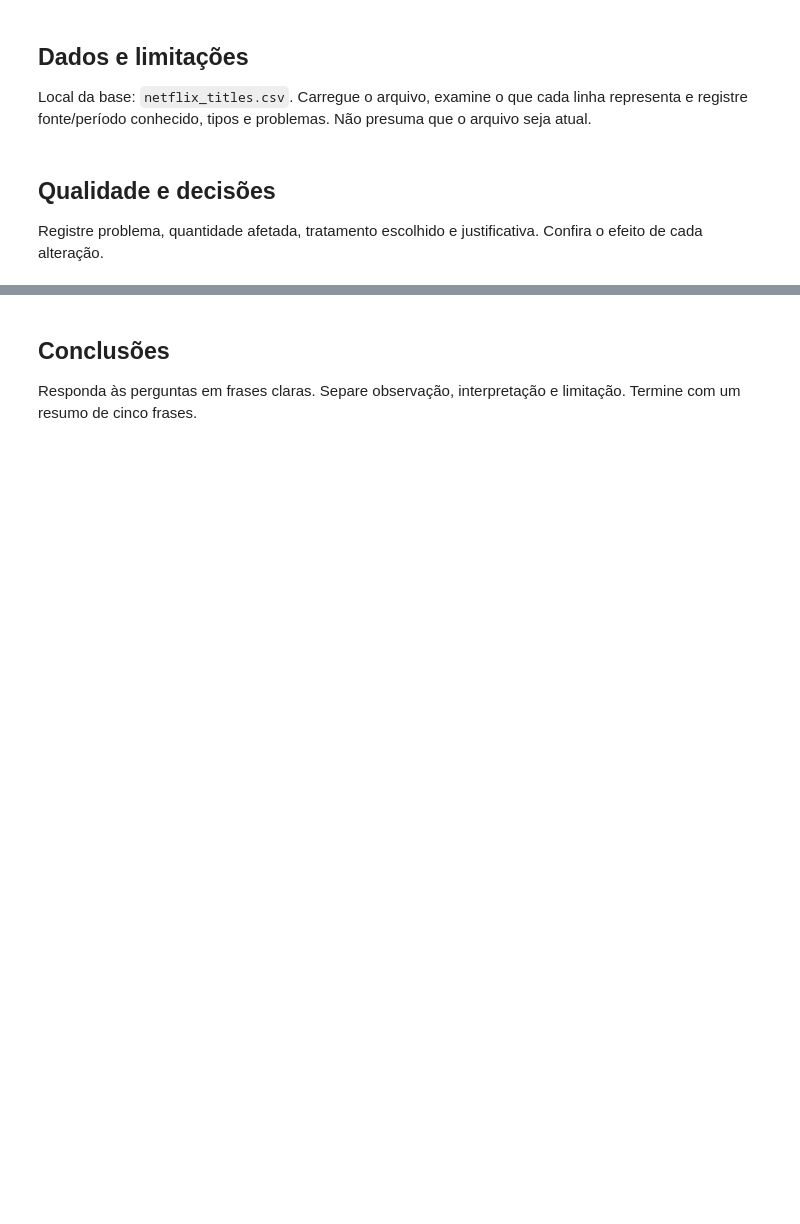
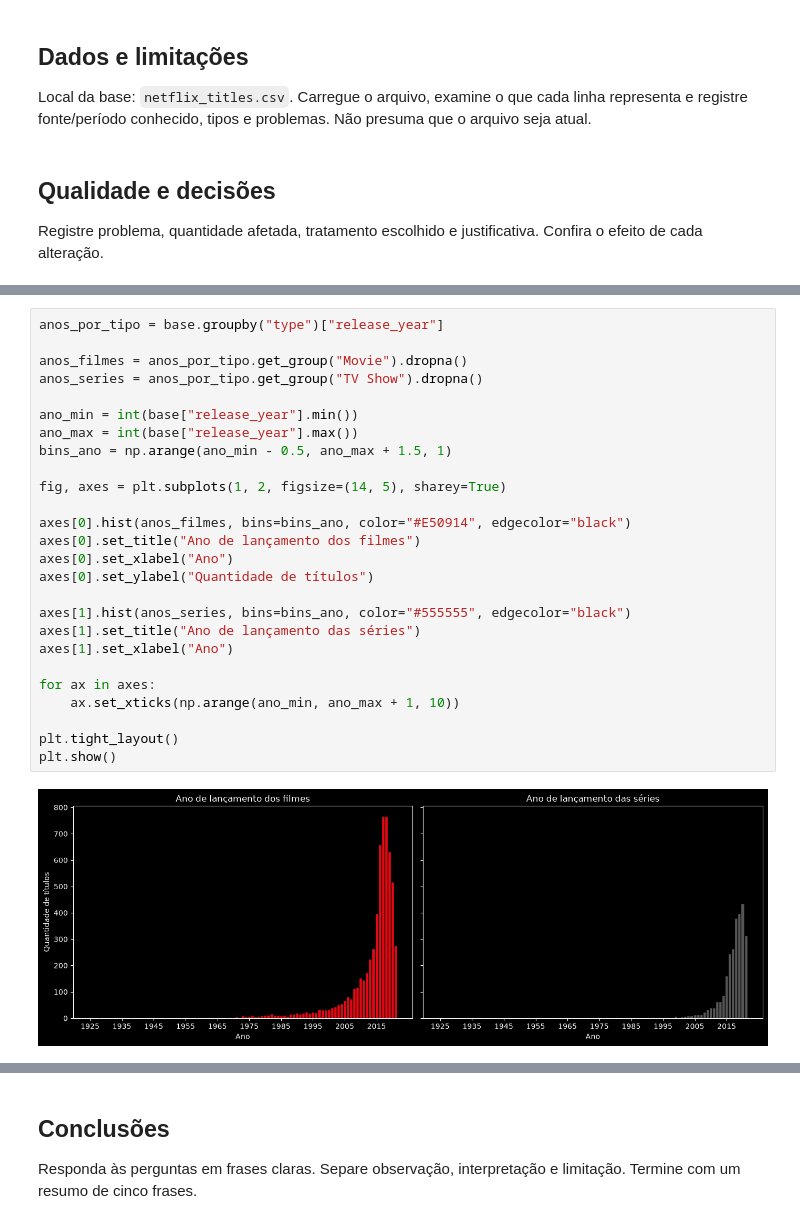
Before and after one commit to peottaig/analise-dados-netflix, a Jupyter notebook: guia.ipynb, the cells around one changed output, grey strips where cells are left out. Drawn from its saved outputs; the diff is of its cells as text; blank space fills up the shorter version.

```diff
--- a/guia.ipynb
+++ b/guia.ipynb
@@ -199,0 +232,28 @@ Implemente suas consultas e gráficos. Explique denominadores, filtros e resulta
+# %%
+anos_por_tipo = base.groupby("type")["release_year"]
+
+anos_filmes = anos_por_tipo.get_group("Movie").dropna()
+anos_series = anos_por_tipo.get_group("TV Show").dropna()
+
+ano_min = int(base["release_year"].min())
+ano_max = int(base["release_year"].max())
+bins_ano = np.arange(ano_min - 0.5, ano_max + 1.5, 1)
+
+fig, axes = plt.subplots(1, 2, figsize=(14, 5), sharey=True)
+
+axes[0].hist(anos_filmes, bins=bins_ano, color="#E50914", edgecolor="black")
+axes[0].set_title("Ano de lançamento dos filmes")
+axes[0].set_xlabel("Ano")
+axes[0].set_ylabel("Quantidade de títulos")
+
+axes[1].hist(anos_series, bins=bins_ano, color="#555555", edgecolor="black")
+axes[1].set_title("Ano de lançamento das séries")
+axes[1].set_xlabel("Ano")
+
+for ax in axes:
+    ax.set_xticks(np.arange(ano_min, ano_max + 1, 10))
+
+plt.tight_layout()
+plt.show()
+# %% [output]
+[figure, added]
```
Also changed, not shown: parts of 43 cells of this notebook.
